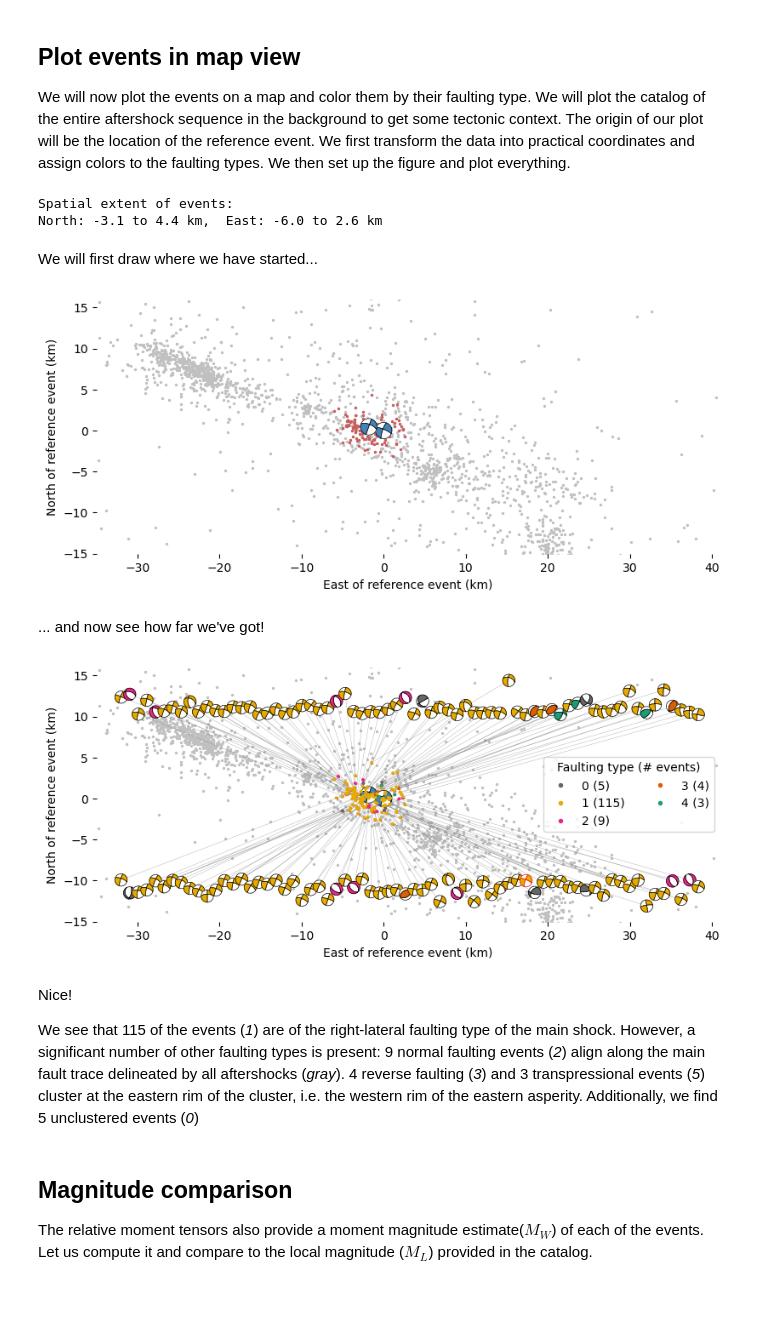
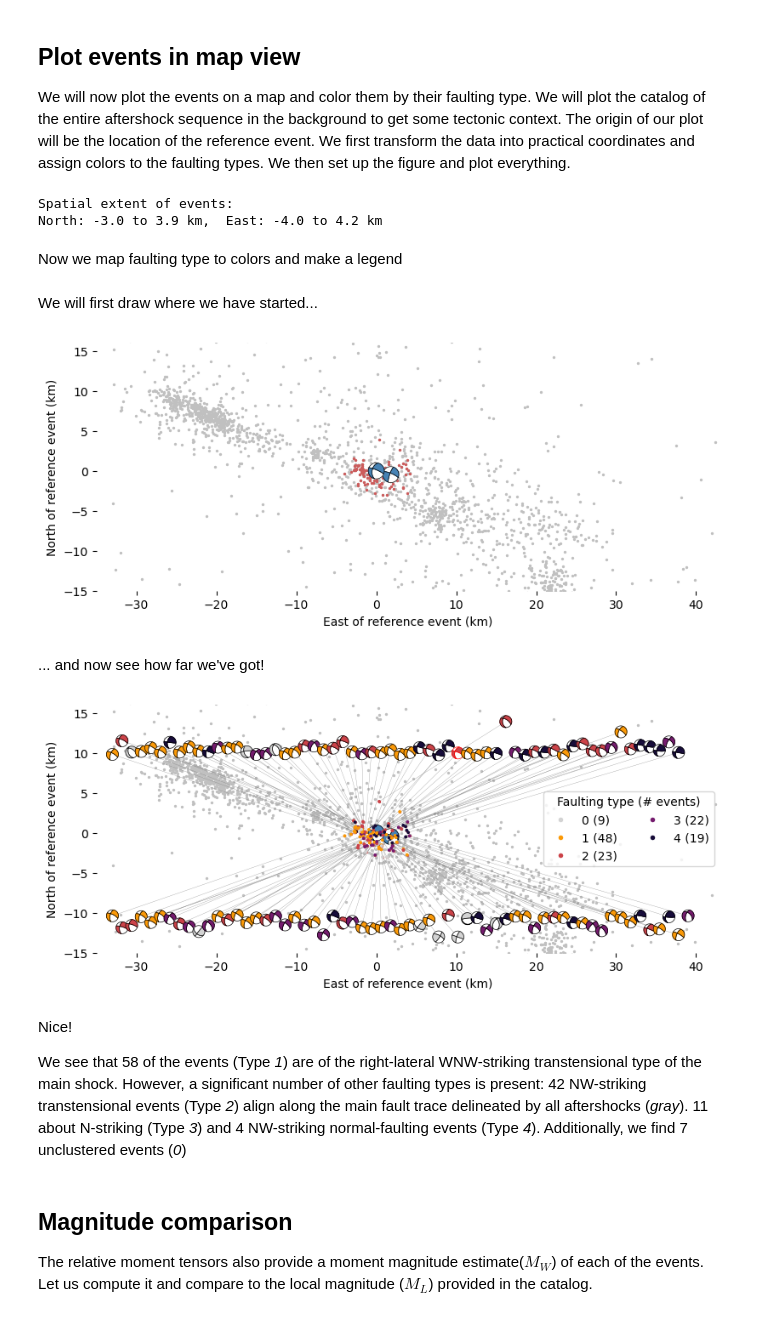
Before and after one commit to wasjabloch/relMT-data, a Jupyter notebook: notebooks/example_1d_interpret_Pamir_Muji_aftershocks.ipynb, the cells around one changed output. Cells and saved outputs as stored; diff of their text form; code cells hidden in the pictures.

```diff
--- a/notebooks/example_1d_interpret_Pamir_Muji_aftershocks.ipynb
+++ b/notebooks/example_1d_interpret_Pamir_Muji_aftershocks.ipynb
@@ -160,8 +56,12 @@ Type 4: 3 events
 ## Plot events in map view
 We will now plot the events on a map and color them by their faulting type. We will plot the catalog of the entire aftershock sequence in the background to get some tectonic context. The origin of our plot will be the location of the reference event. We first transform the data into practical coordinates and assign colors to the faulting types. We then set up the figure and plot everything.
 # %%
+evns = np.array(list(mtd.keys())) #  Event numbers
+
+mtev = {evn: evd[evn] for evn in evns}  # Events with a moment tensor
+
 # Select the reference event from the catalog
-iref = 7508
+iref = 7640
 rev = evd[iref]
 
 # Origin north, east, depth coordinate
@@ -174,40 +74,46 @@ mt_ned = (utils.xyzarray(mtev) - ned0) * 1e-3
 print("Spatial extent of events:")
 print(
     f"North: {min(mt_ned[:, 0]) :.1f} to {max(mt_ned[:, 0]) :.1f} km, ",
-    f"East: {min(mt_ned[:, 1]) :.1f} to {max(mt_ned[:, 1]) :.1f} km"
+    f"East: {min(mt_ned[:, 1]) :.1f} to {max(mt_ned[:, 1]) :.1f} km",
 )
-
-# Color map for faulting types
-mtc = {lab: cm.Dark2_r(frac) for lab, frac in zip(ulab, np.linspace(0.0, 1.0, len(ulab)))}
-
-# Legend entries
-handles = [
-    plt.Line2D(
-        [0],
-        [0],
-        marker="o",
-        color="w",
-        label=f"{lab} ({sum(labels==lab)})",
-        markerfacecolor=col,
-        markersize=5,
-    )
-    for lab, col in mtc.items()
-]
 # %% [output]
 Spatial extent of events:
-North: -3.1 to 4.4 km,  East: -6.0 to 2.6 km
+North: -3.0 to 3.9 km,  East: -4.0 to 4.2 km
+# %% [markdown]
+Now we map faulting type to colors and make a legend
+# %%
+
+# Color map for faulting types
+mtc = {
+    lab: cm.inferno_r(frac) for lab, frac in zip(ulab, np.linspace(0.0, 0.9, len(ulab)))
+}
+mtc[0] = "lightgray"  # Gray for unclustered events
+
+# Legend entries
+handles = [
+    plt.Line2D(
+        [0],
+        [0],
+        marker="o",
+        color="w",
+        label=f"{lab} ({sum(llist==lab)})",
+        markerfacecolor=col,
+        markersize=5,
+    )
+    for lab, col in mtc.items()
+]
 # %% [markdown]
 We will first draw where we have started...
 # %%
 # Select the reference event from the catalog
-iref = 7508
+iref = 7640
 rev = evd[iref]
 
 # Create the figure
 fig, ax = plt.subplots(figsize=(8, 4), layout="constrained")
 
 # Map coordinates
-ax.set_xlim((-35, 41))
+ax.set_xlim((-35, 43))
 ax.set_ylim((-15, 16))
 ax.set_aspect("equal")
 ax.set_xlabel("East of reference event (km)")
@@ -226,8 +132,8 @@ mtsize = 2 # Size of the beachball in km
 # Plot the reference moment tensors
 for evn in [7508, 7640]:
 
-    # Get moment tensor and event
-    momt = mtd[evn]
+    # Get the reference moment tensor and event
+    momt = mtd_ref[evn]
     ev = evd[evn]
 
     # Event coordinates relative to reference event in km
@@ -250,24 +156,24 @@ for evn in [7508, 7640]:
 
 fig.savefig("relmt_begin.pdf")
 # %% [output]
-[figure, old version]
+[figure, new version]
 # %% [markdown]
 ... and now see how far we've got!
 # %%
 
 # Events with MTs colored by faulting type
-ax.scatter(*mt_ned[:, [1, 0]].T, s=3, c=[mtc[lab] for lab in labels], zorder=5)
+ax.scatter(*mt_ned[:, [1, 0]].T, s=3, c=[mtc[lab] for lab in llist], zorder=5)
 
 # The legend
 ax.legend(title="Faulting type (# events)", handles=handles, ncol=2)
 
 # Moment tensor plotting
 mtsize = 1.5 # Size of the beachball in km
-de = 0.7 * mtsize  # East offset for each MT
+de = 0.8 * mtsize  # East offset for each MT
 
 # East start coordinate of top and bottom MT row
-east_top = -32
-east_bot = -32
+east_top = -33
+east_bot = -33
 
 # North offset of top and bottom MT row
 north_top = 10
@@ -276,12 +182,15 @@ north_bot = -10
 # Sort from east to west for better display
 esort = np.argsort(mt_ned[:, 1])
 
+# top-bottom seperation north-coordinate
+tbn = np.median(mt_ned[:, 0])
+
 # Plot the moment tensors
 for ii, ie in enumerate(esort):
 
     # Get name and faulting type of the event
     evname = evns[ie]
-    lab = labels[ie]
+    lab = labels[evname]
 
     # Get moment tensor and event
     momt = mtd[evname]
@@ -291,7 +200,7 @@ for ii, ie in enumerate(esort):
     eve, evn = mt_ned[ie, [1, 0]]
 
     # Choose to plot in top or bottom row
-    if evn > 0.2:
+    if evn > tbn:
         e = east_top
         n = evn + north_top
         east_top += de
@@ -303,38 +212,38 @@ for ii, ie in enumerate(esort):
     # Highlight the reference event
     outline = "black"
     if evname == iref:
         outline = "red"
 
     # Convert to Pyrocko moment tensor
     thismt = MomentTensor(mt.mt_array(momt))
 
     # Color by faulting type
     color_t = mtc[lab]
 
     # Connecting line
     ax.plot([eve, e], [evn, n], color="gray", linewidth=0.2, zorder=-1)
 
     # The beachball
     beachball.plot_beachball_mpl(
         thismt,
         ax,
         beachball_type="dc",
         size=mtsize,
         position=(e, n),
         color_t=color_t,
         linewidth=0.5,
         edgecolor=outline,
         size_units="data",
     )
 fig.savefig("relmt_finish.pdf")
 
 display(fig)
 # %% [output]
-[figure, old version]
+[figure, new version]
 # %% [markdown]
 Nice!
 
-We see that 115 of the events (*1*) are of the right-lateral faulting type of the main shock. However, a significant number of other faulting types is present: 9 normal faulting events (*2*) align along the main fault trace delineated by all aftershocks (*gray*). 4 reverse faulting (*3*) and 3 transpressional events (*5*) cluster at the eastern rim of the cluster, i.e. the western rim of the eastern asperity. Additionally, we find 5 unclustered events (*0*)
+We see that 58 of the events (Type *1*) are of the right-lateral WNW-striking transtensional type of the main shock. However, a significant number of other faulting types is present: 42 NW-striking transtensional events (Type *2*) align along the main fault trace delineated by all aftershocks (*gray*). 11 about N-striking (Type *3*) and 4 NW-striking normal-faulting events (Type *4*). Additionally, we find 7 unclustered events (*0*)
 # %% [markdown]
 ## Magnitude comparison
 
```
Also changed, not shown: parts of 16 cells of this notebook, 4 other files.
